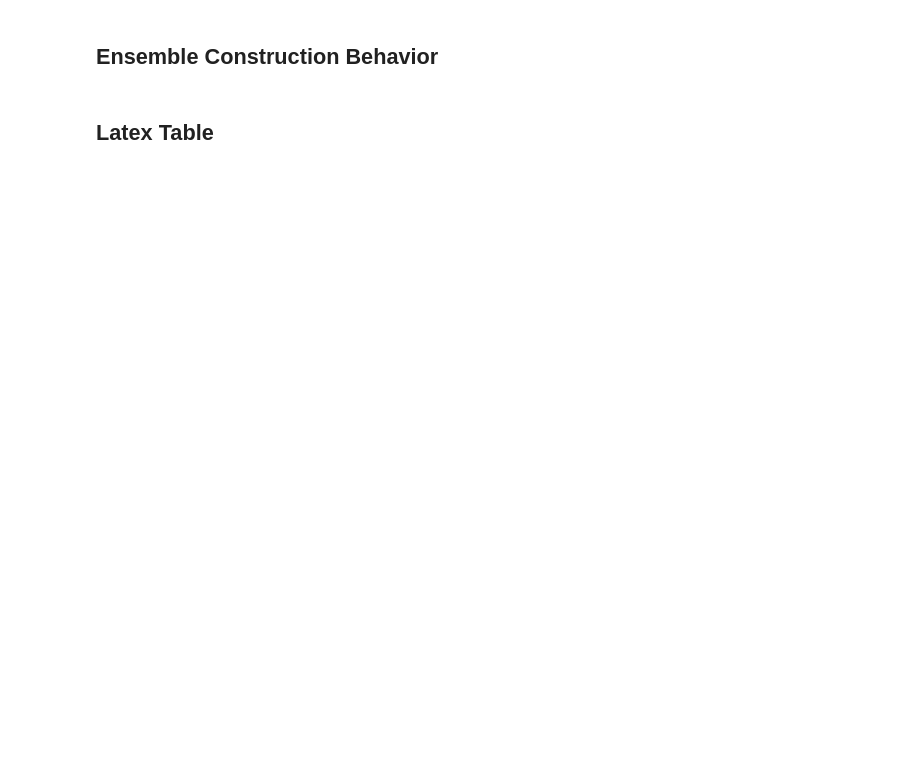
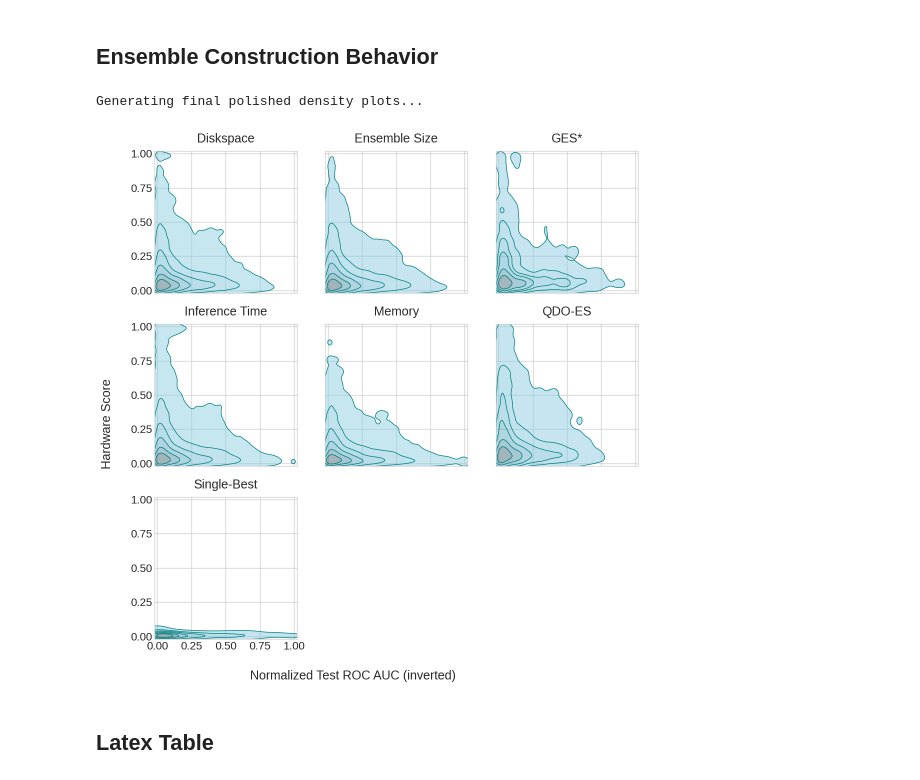
Before and after one commit to Atraxus/HA-ES, a Jupyter notebook: notebooks/plotting.ipynb, the cells around one changed output. Saved outputs shown, nothing was run; the diff lists cells and outputs as text; code cells hidden in the pictures; blank space fills up the shorter version.

```diff
--- a/notebooks/plotting.ipynb
+++ b/notebooks/plotting.ipynb
@@ -425,25 +474,6 @@ def calculate_pareto_fronts(df, objectives):
                 pareto_fronts[task_id][seed][fold] = pareto_front_df
 
     return pareto_fronts
-# %%
-from process_data import normalize_data
-
-hw_score = 'hw_score'
-perf_metric = 'normalized_roc_auc_test'
-hw_metrics = ['normalized_time', 'normalized_memory', 'normalized_diskspace']
-
-df['hw_score'] = df[hw_metrics].mean(axis=1)
-for task in df["task"].unique():
-    mask = df["task"] == task
-    if "hw_score" in df.columns:
-        df.loc[mask, "normalized_hw_score"] = normalize_data(
-            df.loc[mask, "hw_score"]
-        )
-
-metric_pairs = [(perf_metric, hw_metric) for hw_metric in hw_metrics]
-metric_pairs.append(('normalized_roc_auc_test', 'hw_score'))
-metric_pairs.append(('normalized_roc_auc_test', 'normalized_hw_score'))
-print(metric_pairs)
 # %% [markdown]
 ### Hypervolume
 # %%
@@ -1073,7 +1194,7 @@ else:
 
 # --- Method Filtering/Sorting ---
 # ['Single-Best', 'Memory', 'QDO-ES', 'Ensemble Size', 'HAPEns', 'Multi-GES', 'GES*', 'Diskspace']
-custom_method_order = ['HAPEns', 'Multi-GES', 'Single-Best', 'QDO-ES', 'GES*']
+custom_method_order = None # ['GES*', 'QDO-ES', 'Single-Best', 'Multi-GES', 'HAPEns']
 if custom_method_order:
     method_names = [m for m in custom_method_order if m in df_sample['method_name'].unique()]
 else:
@@ -1138,35 +1259,38 @@ for i in range(num_methods, len(axes)):
     axes[i].set_visible(False)
 
 # Set common labels for the entire figure
-fig.supxlabel('Normalized Test ROC AUC (inverted)', fontsize=22, y=0.07)
-fig.supylabel('Hardware Score', fontsize=22, x=0.08)
+fig.supxlabel('Normalized Test ROC AUC (inverted)', fontsize=18, y=0.07)
+fig.supylabel('Hardware Score', fontsize=18, x=0.08)
 
 # --- MODIFIED SECTION ---
 # Define the desired ticks
 major_ticks = [0, 0.25, 0.5, 0.75, 1.0]
 
 # Set shared limits and ticks for all plots
 plt.setp(
     axes,
     xlim=(-0.02, 1.02), ylim=(-0.02, 1.02),
     xticks=major_ticks, yticks=major_ticks
 )
 # --- END MODIFIED SECTION ---
 
 # Configure labels and ticks for all plots
 for i in range(num_methods):
     ax = axes[i]
     ax.set_xlabel('')
     ax.set_ylabel('')
     ax.tick_params(axis='both', labelsize=16)
 
 
 # Adjust layout
 plt.tight_layout(rect=[0.07, 0.07, 1, 1])
 
 plt.savefig("../plots/density_plot.png", dpi=300)
 plt.savefig("../plots/density_plot.pdf", dpi=300)
 plt.show()
+# %% [output]
+Generating final polished density plots...
+[figure, added]
 # %% [markdown]
 ## Latex Table
 # %%
```
Also changed, not shown: parts of 12 cells of this notebook, 3 other files.
